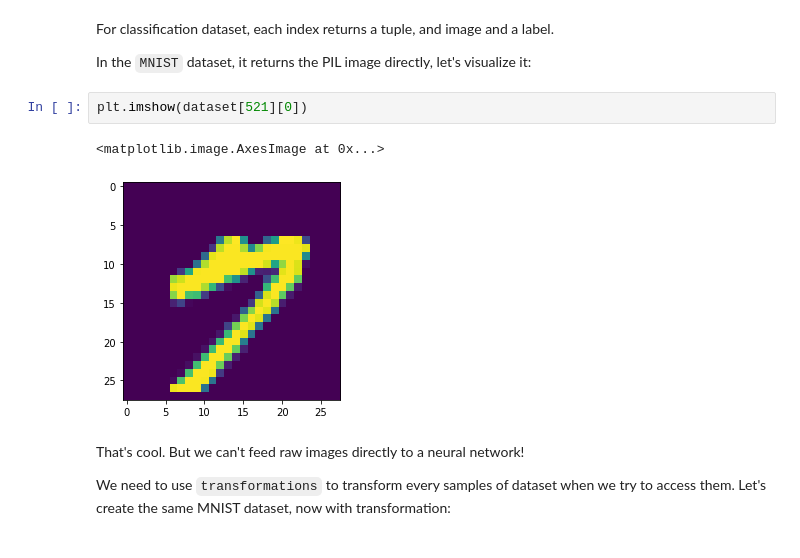
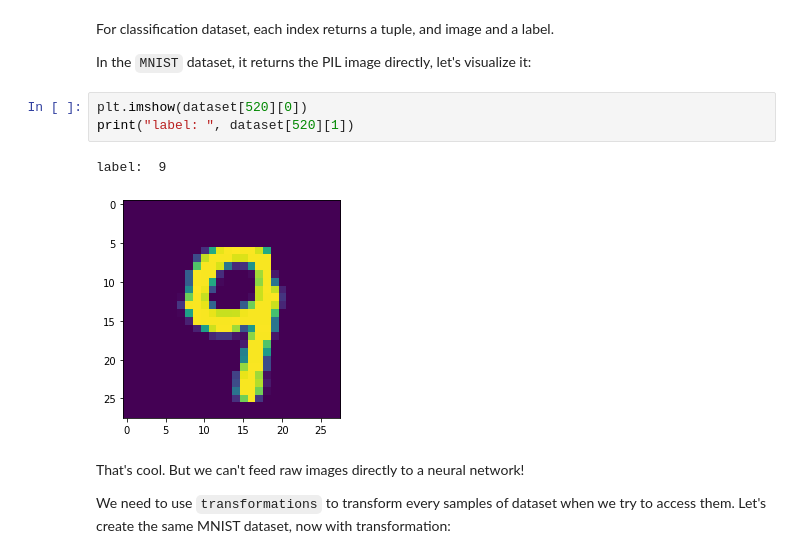
Before and after one commit to HSG-AIML-Teaching/ML2023-Lab, a Jupyter notebook: lab_3/lab_03-pytorch_intro.ipynb, the cells around one changed output. Saved outputs shown, nothing was run; the diff lists cells and outputs as text.

```diff
--- a/lab_3/lab_03-pytorch_intro.ipynb
+++ b/lab_3/lab_03-pytorch_intro.ipynb
@@ -337,10 +347,11 @@ For classification dataset, each index returns a tuple, and image and a label.
 
 In the `MNIST` dataset, it returns the PIL image directly, let's visualize it:
 # %%
-plt.imshow(dataset[521][0])
+plt.imshow(dataset[520][0])
+print("label: ", dataset[520][1])
 # %% [output]
-<matplotlib.image.AxesImage at 0x...>
+label:  9
-[figure, old version]
+[figure, new version]
 # %% [markdown]
 That's cool. But we can't feed raw images directly to a neural network!
 
```
Also changed, not shown: parts of 9 cells of this notebook, 1 other file.
